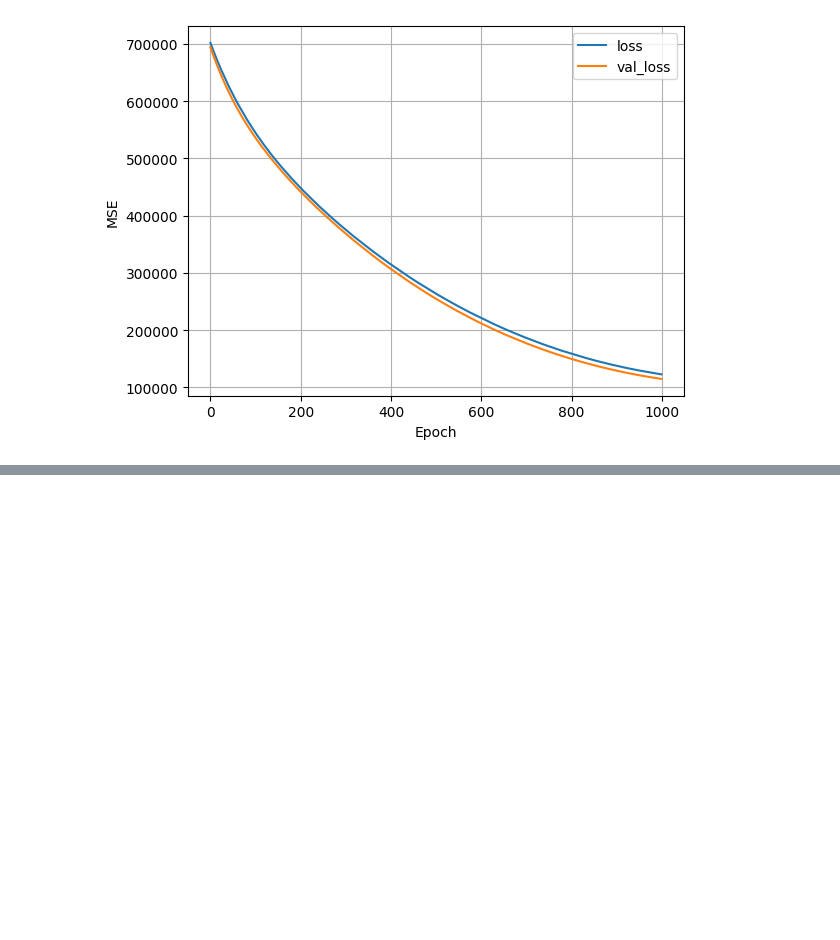
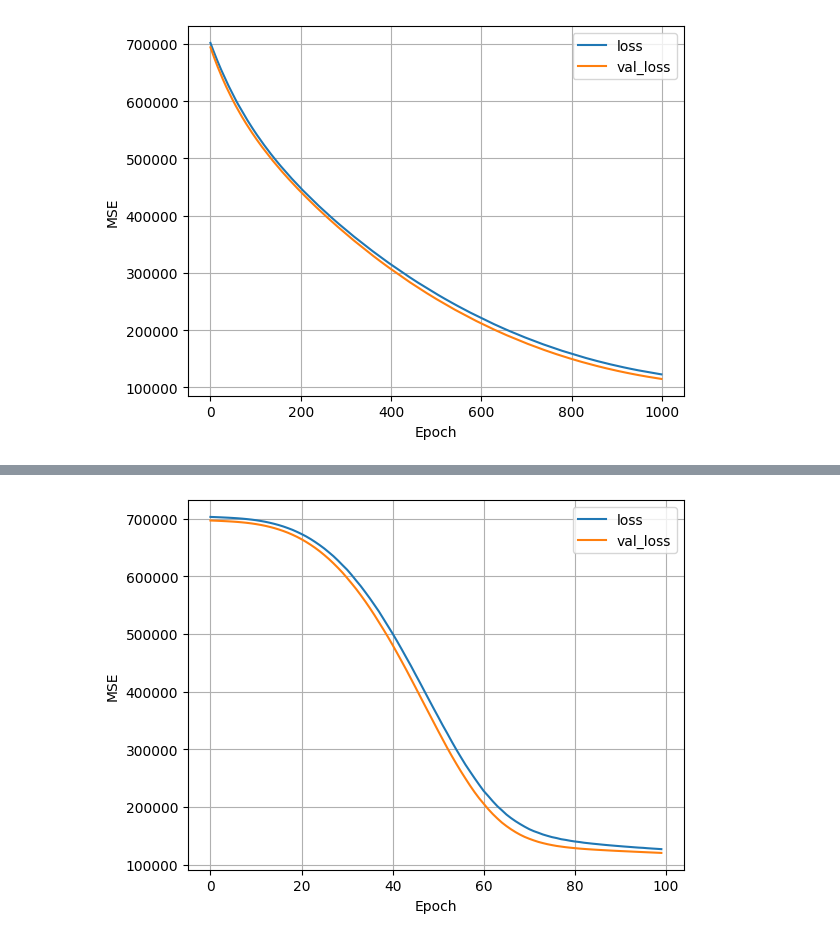
Before and after one commit to KhenissiMH/Linear_regression, a Jupyter notebook: soeul_bike_LR.ipynb, the cells around one changed output, grey strips where cells are left out. Cells and saved outputs as stored; diff of their text form; code cells hidden in the pictures; blank space fills up the shorter version.

```diff
--- a/soeul_bike_LR.ipynb
+++ b/soeul_bike_LR.ipynb
@@ -198,0 +245,27 @@ plot_history(history_all)
+# %%
+_, X_train, Y_train=getXY(train, "bike_count", X_label = df.columns[1:])
+_, X_valid, Y_valid=getXY(valid, "bike_count", X_label = df.columns[1:])
+_, X_test, Y_test=getXY(test, "bike_count", X_label = df.columns[1:])
+# %%
+all_normalizer = tf.keras.layers.Normalization(input_shape=(len(X_train[0]),), axis=-1)
+all_normalizer.adapt(X_train)
+nn__all=tf.keras.Sequential([
+    all_normalizer,
+    tf.keras.layers.Dense(32, activation="relu"),
+    tf.keras.layers.Dense(32, activation="relu"),
+    tf.keras.layers.Dense(1)
+])
+nn__all.compile(
+    optimizer=tf.keras.optimizers.Adam(learning_rate=0.001),
+    loss="mean_squared_error"
+)
+# %%
+history__all=nn__all.fit(
+    X_train, Y_train,
+    validation_data=(X_valid, Y_valid),
+    verbose=0,
+    epochs=100
+)
+plot_history(history__all)
+# %% [output]
+[figure, added]
```
Also changed, not shown: parts of 9 cells of this notebook.
